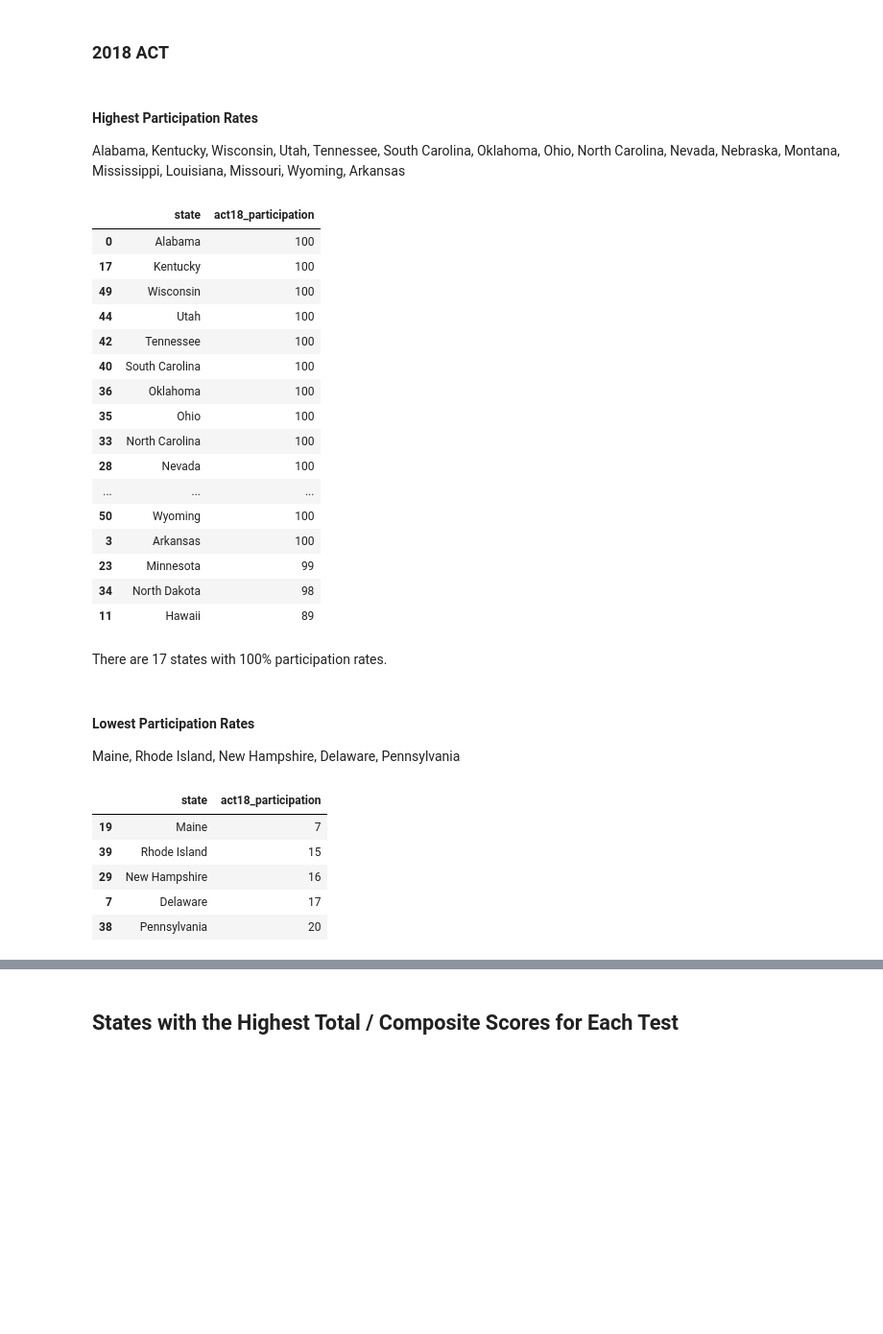
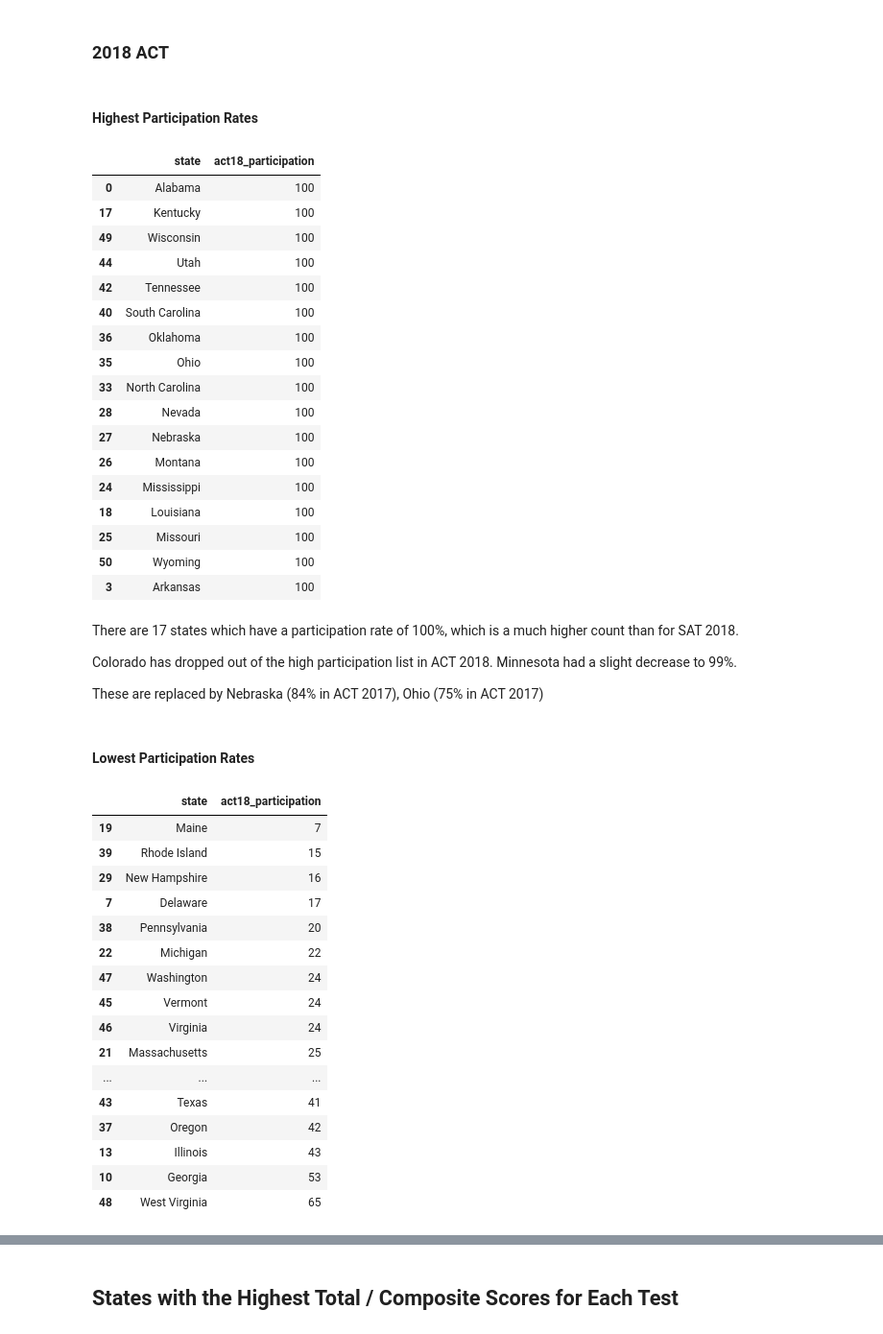
Before and after one commit to ohmung/DSIprojects, a Jupyter notebook: project_1/code/starter-code_updated.ipynb, the cells around one changed output, grey strips where cells are left out. Shown at 96% size. Saved outputs shown, nothing was run; the diff lists cells and outputs as text; code cells hidden in the pictures; blank space fills up the shorter version.

```diff
--- a/project_1/code/starter-code_updated.ipynb
+++ b/project_1/code/starter-code_updated.ipynb
@@ -528,15 +554,14 @@ low_participation_act_2017.head()
 # %% [markdown]
 ### 2018 ACT
-# %% [markdown]
-#### Highest Participation Rates
-Alabama, Kentucky, Wisconsin, Utah, Tennessee, South Carolina, Oklahoma, Ohio, North Carolina, Nevada, Nebraska, Montana, Mississippi, Louisiana, Missouri, Wyoming, Arkansas
+# %% [markdown]
+#### Highest Participation Rates
 # %%
 #highest 2018 ACT participation rates
 high_participation_act_2018 = final[['state','act18_participation']].sort_values('act18_participation',ascending = False)
 high_participation_act_2018.head(17)
 
 #checks if other states beyond also have 100% participation rate
-high_participation_act_2018.head(20)
+#high_participation_act_2018.head(20)
 # %% [output]
 |  | state | act18_participation |
 | 0 | Alabama | 100 |
@@ -549,27 +574,42 @@ high_participation_act_2018.head(20)
 | 35 | Ohio | 100 |
 | 33 | North Carolina | 100 |
 | 28 | Nevada | 100 |
-| ... | ... | ... |
+| 27 | Nebraska | 100 |
+| 26 | Montana | 100 |
+| 24 | Mississippi | 100 |
+| 18 | Louisiana | 100 |
+| 25 | Missouri | 100 |
 | 50 | Wyoming | 100 |
 | 3 | Arkansas | 100 |
-| 23 | Minnesota | 99 |
-| 34 | North Dakota | 98 |
-| 11 | Hawaii | 89 |
-# %% [markdown]
-There are 17 states with 100% participation rates.
+# %% [markdown]
+There are 17 states which have a participation rate of 100%, which is a much higher count than for SAT 2018.
+
+Colorado has dropped out of the high participation list in ACT 2018. Minnesota had a slight decrease to 99%.
+
+These are replaced by Nebraska (84% in ACT 2017), Ohio (75% in ACT 2017)
 # %% [markdown]
 #### Lowest Participation Rates
-Maine, Rhode Island, New Hampshire, Delaware, Pennsylvania
 # %%
 #lowest 2018 ACT participation rate
 low_participation_act_2018 = final[['state','act18_participation']].sort_values('act18_participation')
 
 
-low_participation_act_2018.head()
+low_participation_act_2018.head(25)
 # %% [output]
 |  | state | act18_participation |
 | 19 | Maine | 7 |
 | 39 | Rhode Island | 15 |
 | 29 | New Hampshire | 16 |
 | 7 | Delaware | 17 |
 | 38 | Pennsylvania | 20 |
+| 22 | Michigan | 22 |
+| 47 | Washington | 24 |
+| 45 | Vermont | 24 |
+| 46 | Virginia | 24 |
+| 21 | Massachusetts | 25 |
+| ... | ... | ... |
+| 43 | Texas | 41 |
+| 37 | Oregon | 42 |
+| 13 | Illinois | 43 |
+| 10 | Georgia | 53 |
+| 48 | West Virginia | 65 |
```
Also changed, not shown: parts of 89 cells of this notebook, 4 other files.
